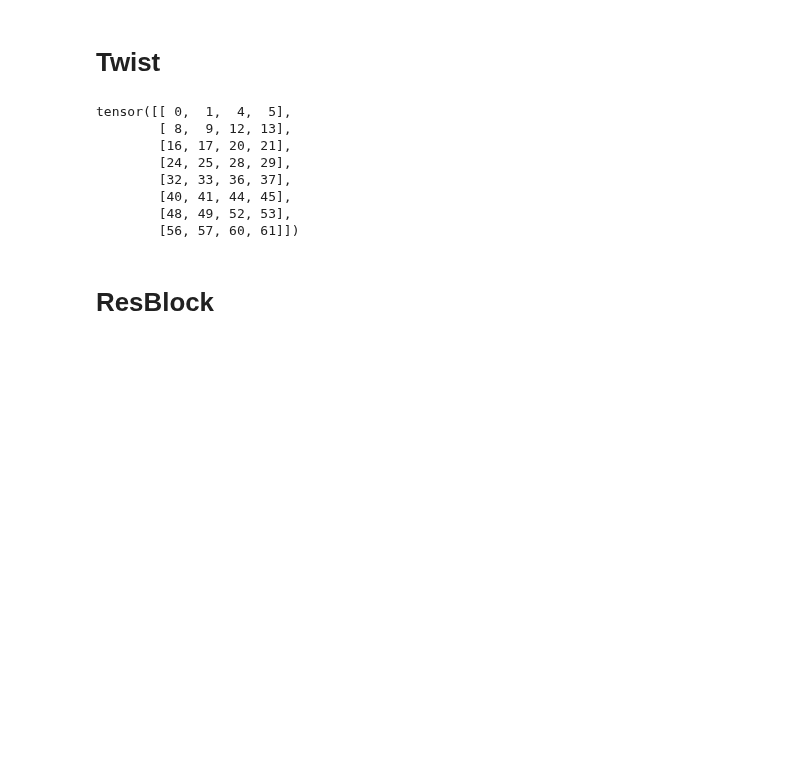
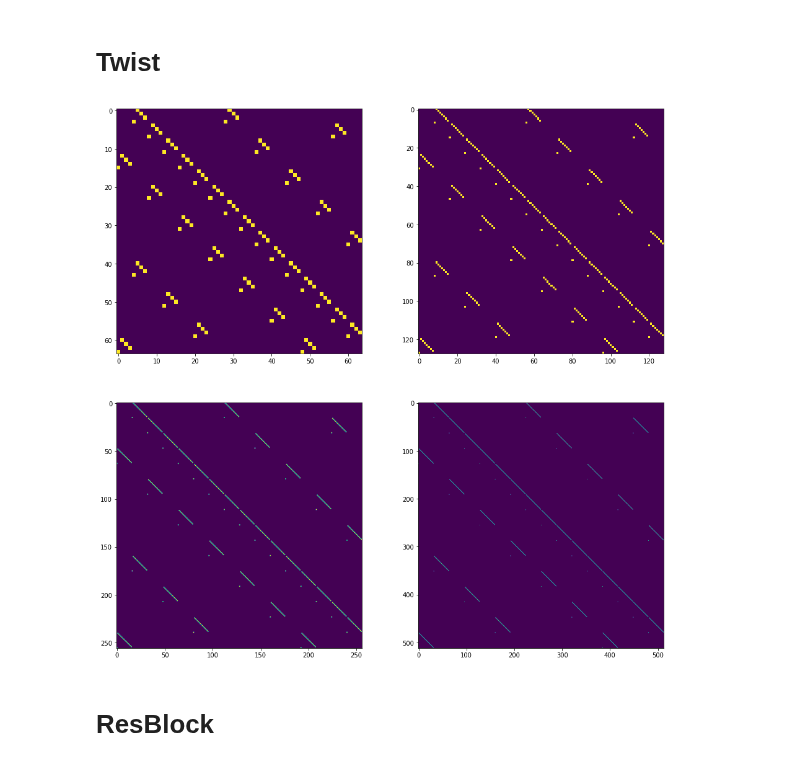
Before and after one commit to liuyao12/Ranger-Mish-ImageWoof-5, a Jupyter notebook: Woof_128_ConvTwist_sparse.ipynb, the cells around one changed output. Saved outputs shown, nothing was run; the diff lists cells and outputs as text; code cells hidden in the pictures; blank space fills up the shorter version.

```diff
--- a/Woof_128_ConvTwist_sparse.ipynb
+++ b/Woof_128_ConvTwist_sparse.ipynb
@@ -205,18 +167,19 @@ class ConvTwist(nn.Module):  # replacing 3x3 Conv2d
                 out = out + (self._conv(out) + XX * self._conv(out, kernel_x) + YY * self._conv(out, kernel_y)) / self.iters
             out = out - input
         return out
-# %%
-A = torch.arange(0,64).view(16,4)[:,:2].reshape(8,4)
-print(A)
-# %% [output]
-tensor([[ 0,  1,  4,  5],
-        [ 8,  9, 12, 13],
-        [16, 17, 20, 21],
-        [24, 25, 28, 29],
-        [32, 33, 36, 37],
-        [40, 41, 44, 45],
-        [48, 49, 52, 53],
-        [56, 57, 60, 61]])
+# %%
+%matplotlib inline
+import matplotlib.pyplot as plt
+fig, axs = plt.subplots(2,2,figsize=(16,16))
+axs = axs.ravel()
+i=0
+model = ConvTwist(64,64)
+for n in [64,128,256,512]:
+    mask = model.make_mask(n).squeeze()
+    axs[i].imshow(mask)
+    i+=1
+# %% [output]
+[figure, added]
 # %% [markdown]
 # ResBlock
 # %%
```
Also changed, not shown: parts of 4 cells of this notebook.
